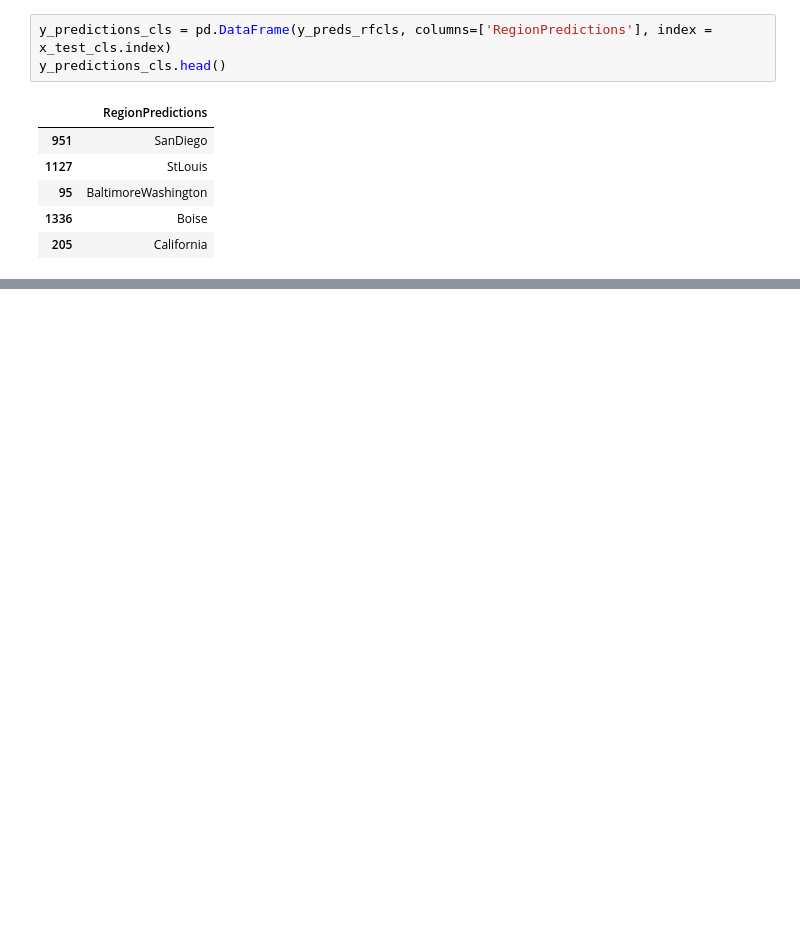
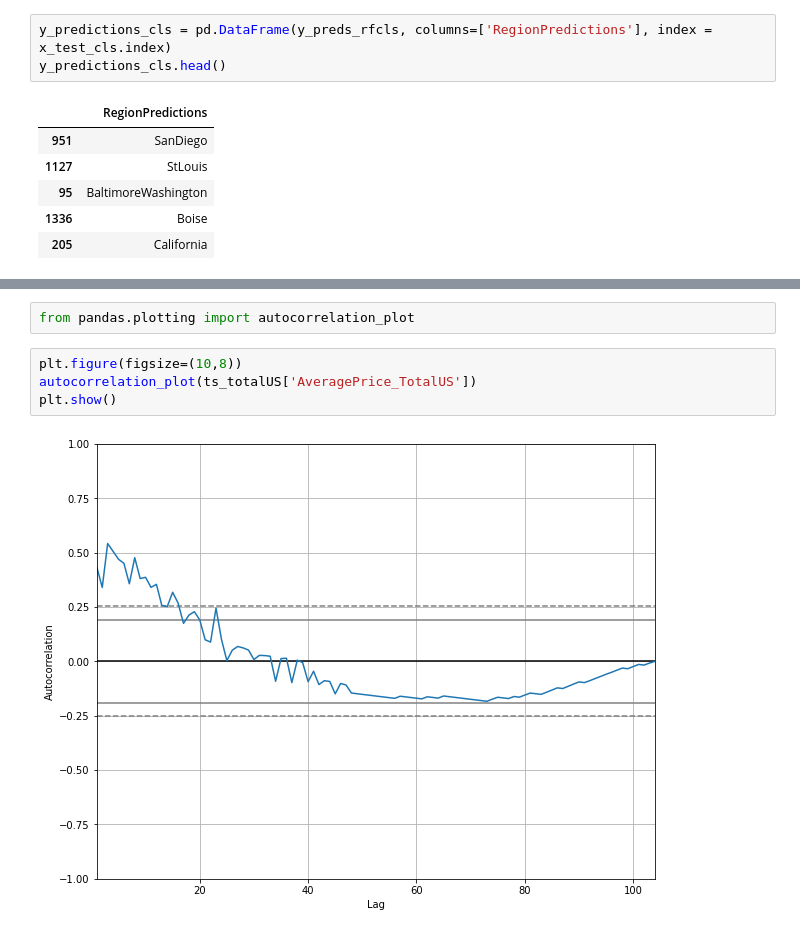
Before and after one commit to moncykurien/evaluation_projects, a Jupyter notebook: Project3_Avacado.ipynb, the cells around one changed output, grey strips where cells are left out. Saved outputs shown, nothing was run; the diff lists cells and outputs as text; blank space fills up the shorter version.

```diff
--- a/Project3_Avacado.ipynb
+++ b/Project3_Avacado.ipynb
@@ -1523,0 +1858,8 @@ cls_test_predictions.to_csv('./data/AvacadoRegionPredictions.csv', sep =',')
+# %%
+from pandas.plotting import autocorrelation_plot
+# %%
+plt.figure(figsize=(10,8))
+autocorrelation_plot(ts_totalUS['AveragePrice_TotalUS'])
+plt.show()
+# %% [output]
+[figure, added]
```
Also changed, not shown: parts of 96 cells of this notebook.
